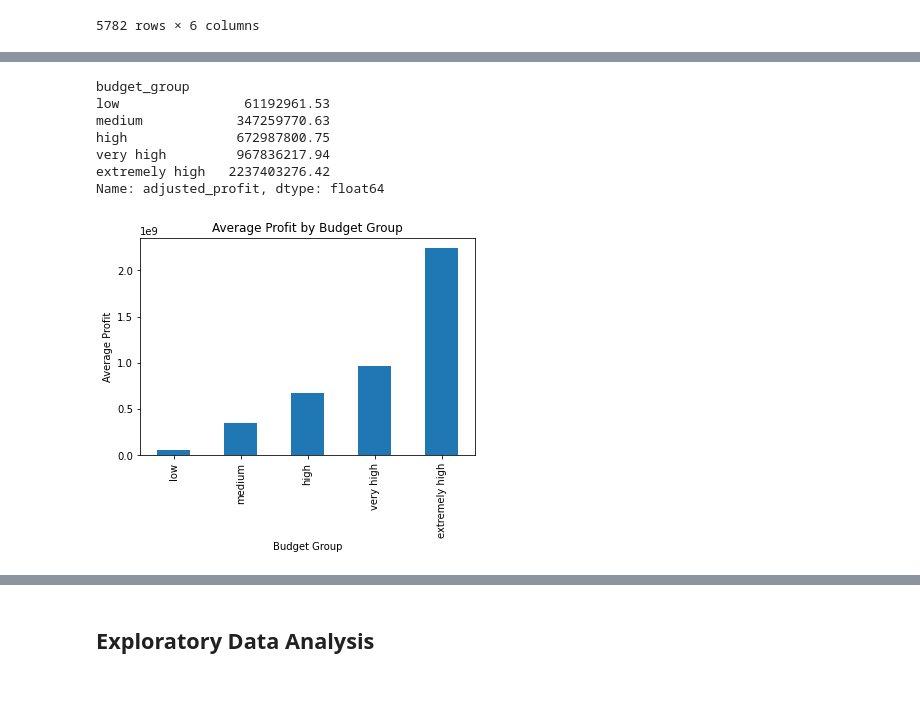
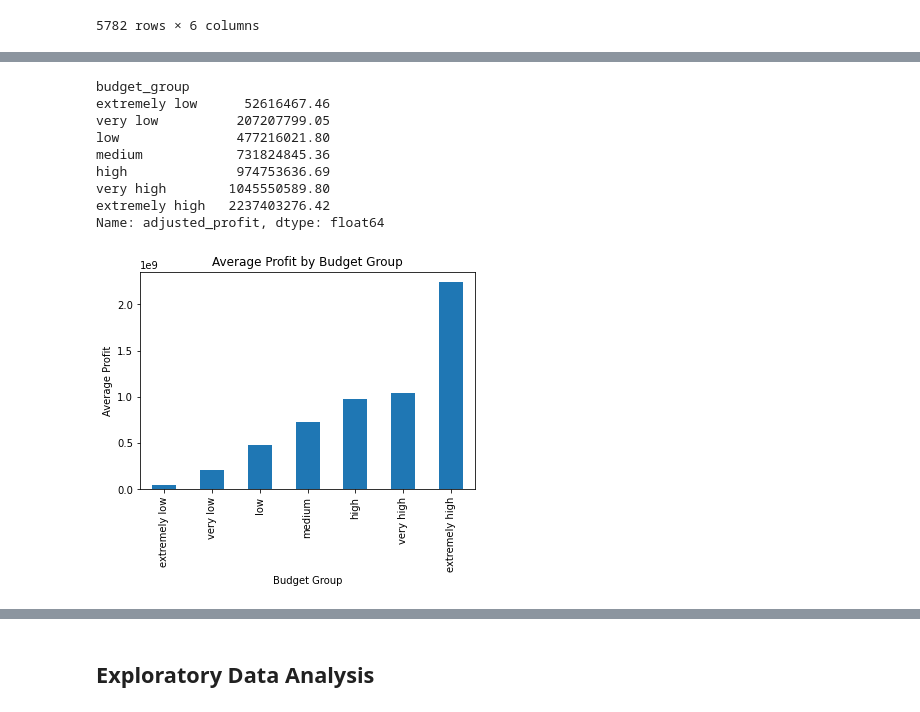
Before and after one commit to morgannash1/movie_analysis_project, a Jupyter notebook: notebook.ipynb, the cells around one changed output, grey strips where cells are left out. Cells and saved outputs as stored; diff of their text form; code cells hidden in the pictures.

```diff
--- a/notebook.ipynb
+++ b/notebook.ipynb
@@ -795,25 +795,27 @@ print(tn_df_sorted)
 [5782 rows x 12 columns]
 # %%
 #create budget bins and plot to see if spending more on budget means a movie will make more
-bins = pd.cut(tn_df['adjusted_budget'], bins=5, labels=['low', 'medium', 'high', 'very high', 'extremely high'])
+bins = pd.cut(tn_df['adjusted_budget'], bins=7, labels=['extremely low', 'very low', 'low', 'medium', 'high', 'very high', 'extremely high'])
 tn_df['budget_group'] = bins
 
 # Calculate the average profit for each budget group
 average_profit_by_budget = tn_df.groupby('budget_group')['adjusted_profit'].mean()
 print(average_profit_by_budget)
 
 # Visualize the results
 average_profit_by_budget.plot(kind='bar')
 plt.title('Average Profit by Budget Group')
 plt.xlabel('Budget Group')
 plt.ylabel('Average Profit')
 plt.show()
 # %% [output]
 budget_group
-low                61192961.53
-medium            347259770.63
-high              672987800.75
-very high         967836217.94
+extremely low      52616467.46
+very low          207207799.05
+low               477216021.80
+medium            731824845.36
+high              974753636.69
+very high        1045550589.80
 extremely high   2237403276.42
 Name: adjusted_profit, dtype: float64
-[figure, old version]
+[figure, new version]
```
Also changed, not shown: parts of 6 cells of this notebook.
